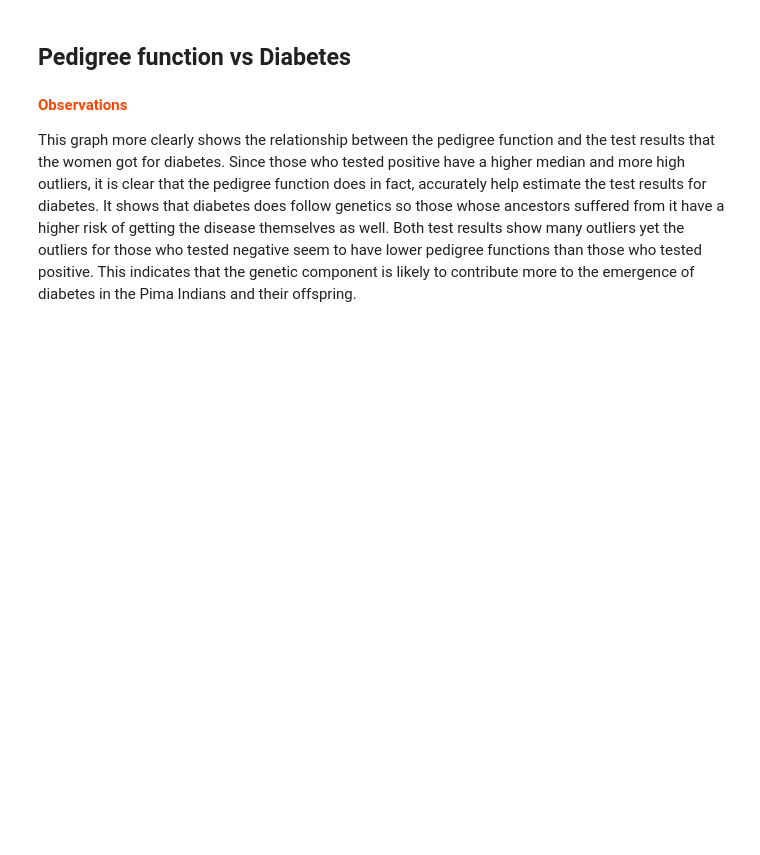
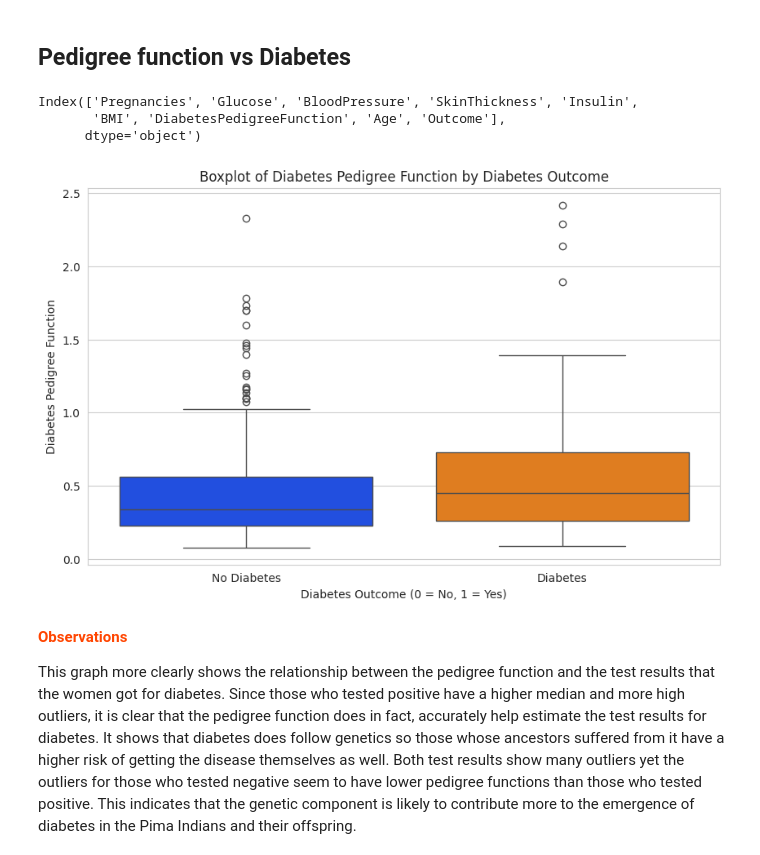
Before and after one commit to Satyanarayana53/FMML_Projects_and_labs, a Jupyter notebook: FMML_Module_3_project_2024.ipynb, the cells around one changed output. Cells and saved outputs as stored; diff of their text form; code cells hidden in the pictures; blank space fills up the shorter version.

```diff
--- a/FMML_Module_3_project_2024.ipynb
+++ b/FMML_Module_3_project_2024.ipynb
@@ -182,3 +221,24 @@ BMI might be higher for women who have had more numbers of pregnancies as well a
+# %%
+## TASK-3: Display a boxplot between the Pedigree function and Diabetes.
+
+diabetes_data = pd.read_csv('preprocessed_diabetes_data.csv')
+
+# Check the column names
+print(diabetes_data.columns)
+
+# Assuming the correct column name is 'DiabetesPedigreeFunction'
+plt.figure(figsize=(10, 6))
+sns.boxplot(x='Outcome', y='DiabetesPedigreeFunction', data=diabetes_data, palette='bright')
+plt.title("Boxplot of Diabetes Pedigree Function by Diabetes Outcome")
+plt.xlabel("Diabetes Outcome (0 = No, 1 = Yes)")
+plt.ylabel("Diabetes Pedigree Function")
+plt.xticks([0, 1], ['No Diabetes', 'Diabetes'])  # Labeling the x-axis
+plt.show()
+# %% [output]
+Index(['Pregnancies', 'Glucose', 'BloodPressure', 'SkinThickness', 'Insulin',
+       'BMI', 'DiabetesPedigreeFunction', 'Age', 'Outcome'],
+      dtype='object')
+[figure, added]
 # %% [markdown]
 <p style="font-weight: bold;color:#FF4500"><b>Observations</b></p>
 This graph more clearly shows the relationship between the pedigree function and the test results that the women got for diabetes. Since those who tested positive have a higher median and more high outliers, it is clear that the pedigree function does in fact, accurately help estimate the test results for diabetes. It shows that diabetes does follow genetics so those whose ancestors suffered from it have a higher risk of getting the disease themselves as well. Both test results show many outliers yet the outliers for those who tested negative seem to have lower pedigree functions than those who tested positive. This indicates that the genetic component is likely to contribute more to the emergence of diabetes in the Pima Indians and their offspring.
```
Also changed, not shown: parts of 16 cells of this notebook.
